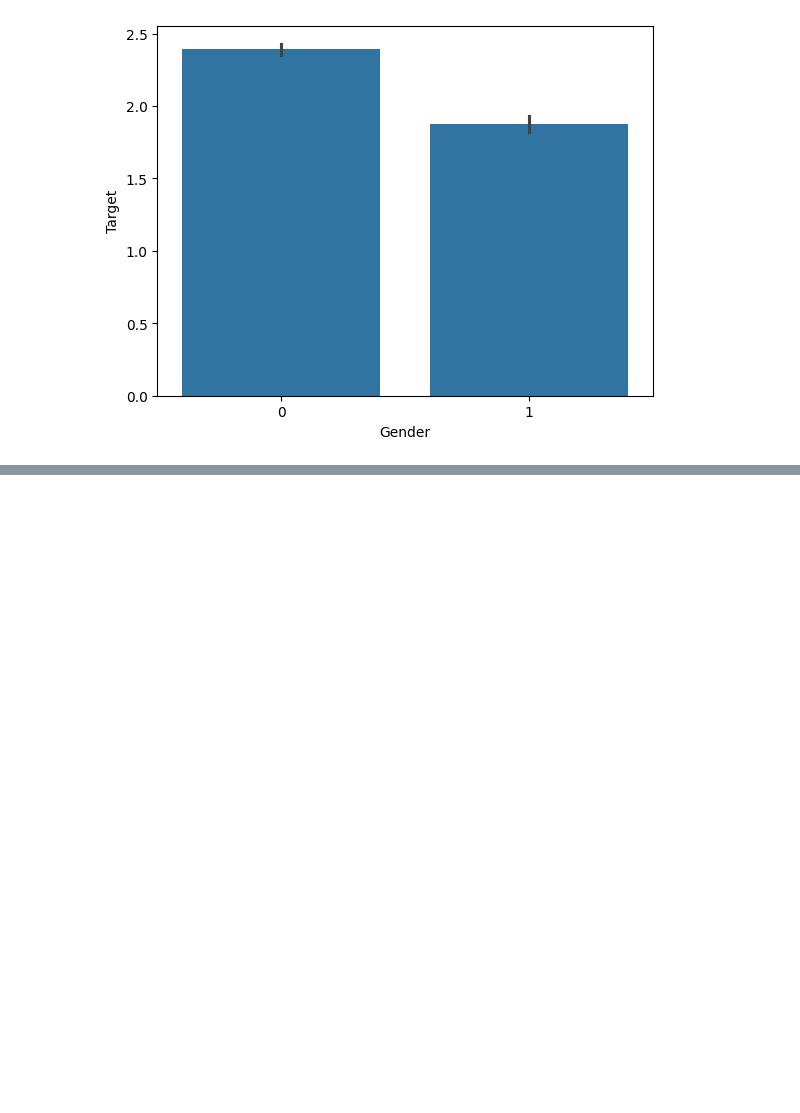
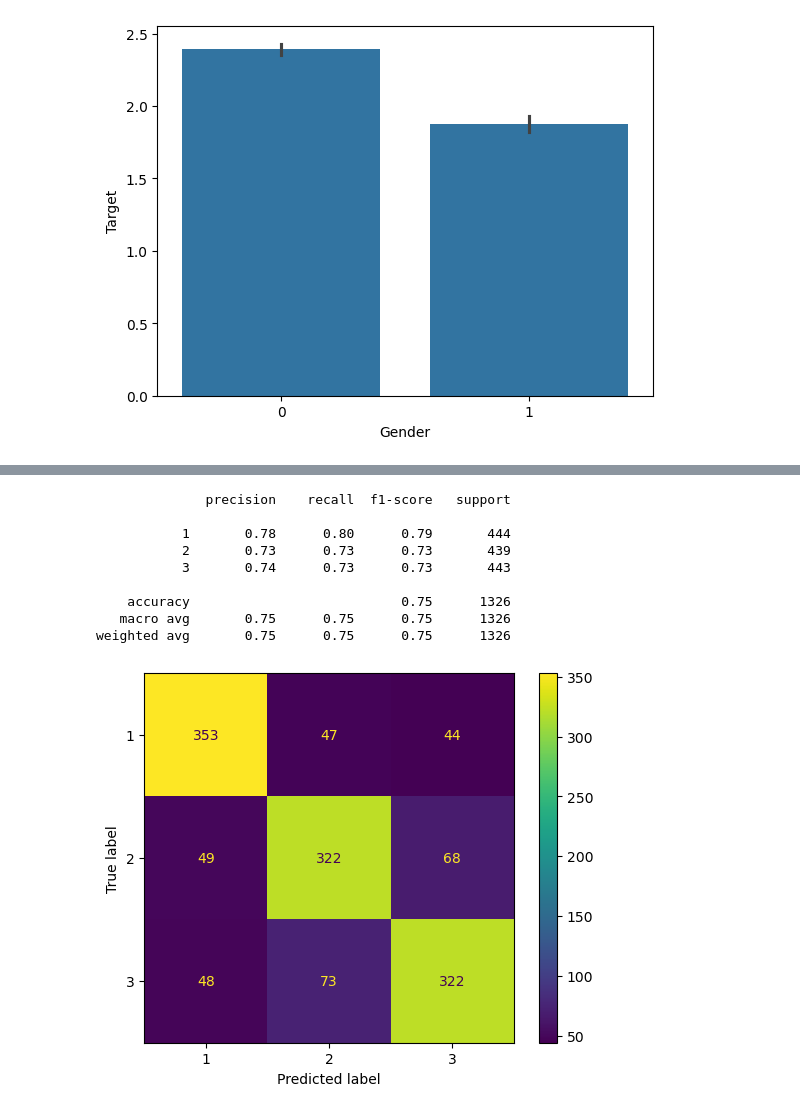
Before and after one commit to erin-le/ecs163-team-10, a Jupyter notebook: ml-models/ml-notebook.ipynb, the cells around one changed output, grey strips where cells are left out. Saved outputs shown, nothing was run; the diff lists cells and outputs as text; code cells hidden in the pictures; blank space fills up the shorter version.

Commit message:
made a neural net (it is much better)

```diff
--- a/ml-models/logreg.ipynb
+++ b/ml-models/ml-notebook.ipynb
@@ -99,0 +143,22 @@ weighted avg       0.89      0.89      0.89       884
+# %%
+# Making a neural net to try and increase accuracy
+mlp = MLPClassifier(solver='lbfgs', alpha=1e-40, hidden_layer_sizes=(50, 40), random_state=1, max_iter=2000)
+mlp.fit(X_train, y_train)
+joblib.dump(mlp, "nn-reg")
+predictions = mlp.predict(X_test)
+
+print(classification_report(y_test, predictions))
+cm = confusion_matrix(y_test, predictions)
+ConfusionMatrixDisplay(cm,display_labels=mlp.classes_).plot()
+plt.grid(False)
+# %% [output]
+              precision    recall  f1-score   support
+
+           1       0.78      0.80      0.79       444
+           2       0.73      0.73      0.73       439
+           3       0.74      0.73      0.73       443
+
+    accuracy                           0.75      1326
+   macro avg       0.75      0.75      0.75      1326
+weighted avg       0.75      0.75      0.75      1326
+[figure, added]
```
Also changed, not shown: parts of 5 cells of this notebook, 7 other files.
